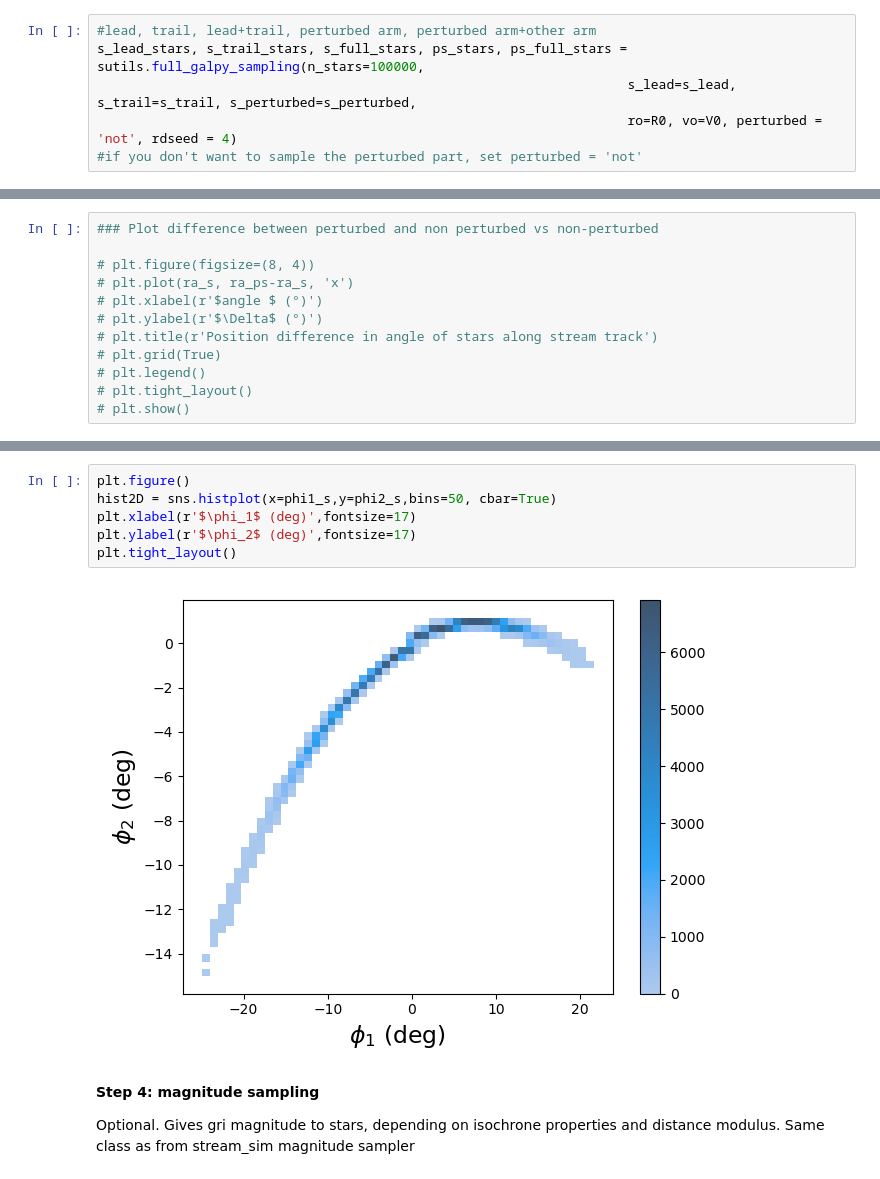
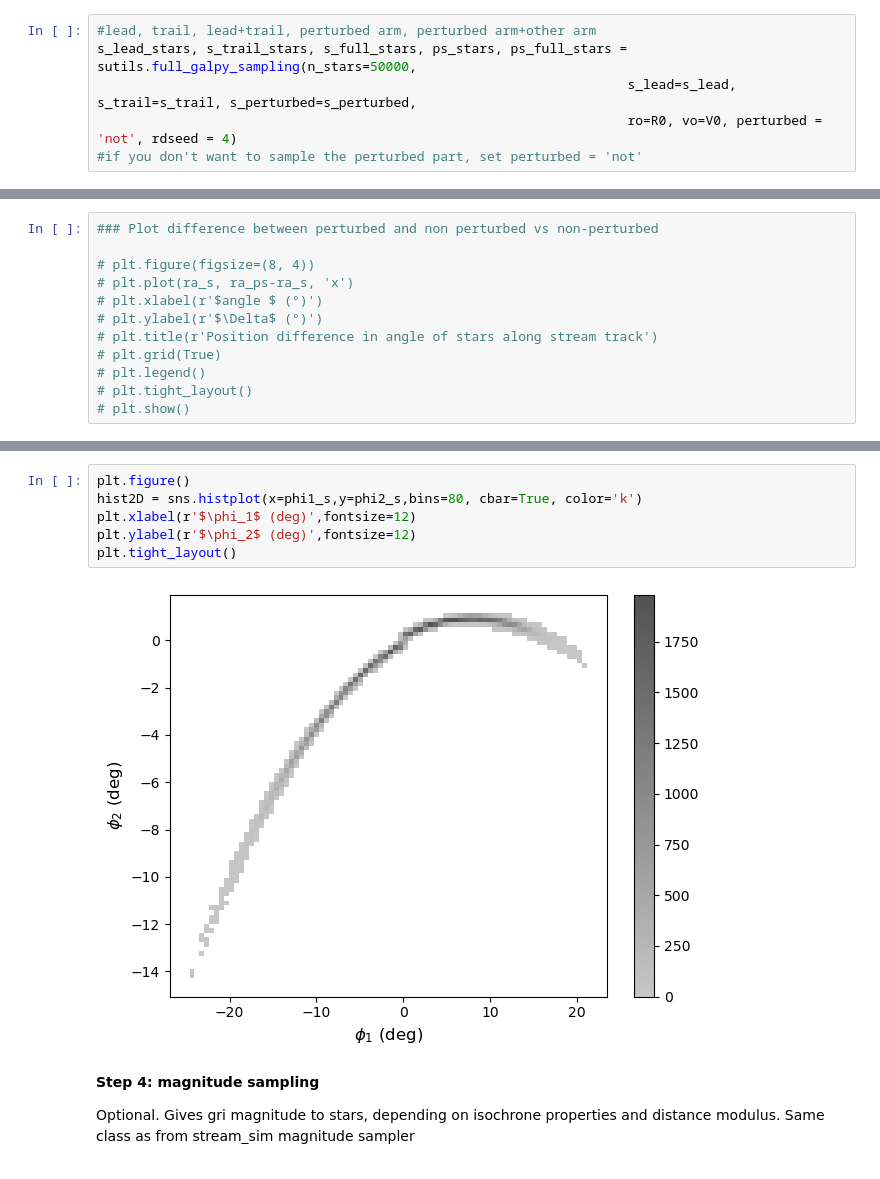
Before and after one commit to LSSTDESC/stream_sim, a Jupyter notebook: notebooks/stream_sim_galpy.ipynb, the cells around one changed output, grey strips where cells are left out. Cells and saved outputs as stored; diff of their text form.

```diff
--- a/notebooks/stream_sim_galpy.ipynb
+++ b/notebooks/stream_sim_galpy.ipynb
@@ -150,7 +149,7 @@ galpyWarning: In versions >1.3, the output unit of streamdf.misalignment has bee
 **Step 3: Sampling from stream pdf**
 # %%
 #lead, trail, lead+trail, perturbed arm, perturbed arm+other arm
-s_lead_stars, s_trail_stars, s_full_stars, ps_stars, ps_full_stars = sutils.full_galpy_sampling(n_stars=100000,
+s_lead_stars, s_trail_stars, s_full_stars, ps_stars, ps_full_stars = sutils.full_galpy_sampling(n_stars=50000,
                                                                     s_lead=s_lead, s_trail=s_trail, s_perturbed=s_perturbed,
                                                                     ro=R0, vo=V0, perturbed = 'not', rdseed = 4)
 #if you don't want to sample the perturbed part, set perturbed = 'not'
@@ -280,11 +276,11 @@ plt.tight_layout()
 # %%
 plt.figure()
-hist2D = sns.histplot(x=phi1_s,y=phi2_s,bins=50, cbar=True)
-plt.xlabel(r'$\phi_1$ (deg)',fontsize=17)
-plt.ylabel(r'$\phi_2$ (deg)',fontsize=17)
+hist2D = sns.histplot(x=phi1_s,y=phi2_s,bins=80, cbar=True, color='k')
+plt.xlabel(r'$\phi_1$ (deg)',fontsize=12)
+plt.ylabel(r'$\phi_2$ (deg)',fontsize=12)
 plt.tight_layout()
 # %% [output]
-[figure, old version]
+[figure, new version]
 # %% [markdown]
 **Step 4: magnitude sampling**
 
```
Also changed, not shown: parts of 13 cells of this notebook, 6 other files.
